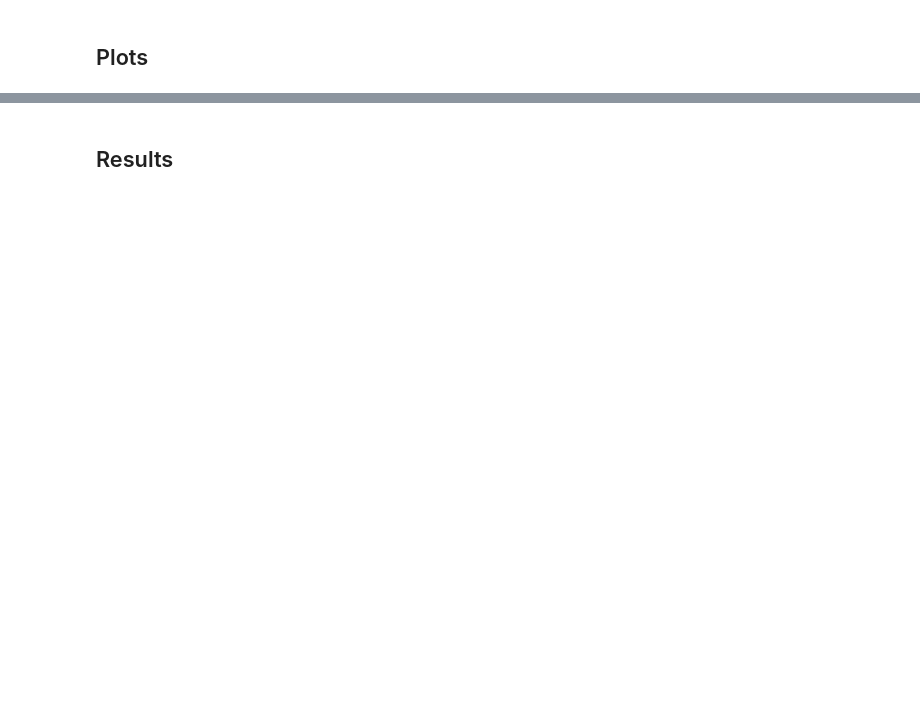
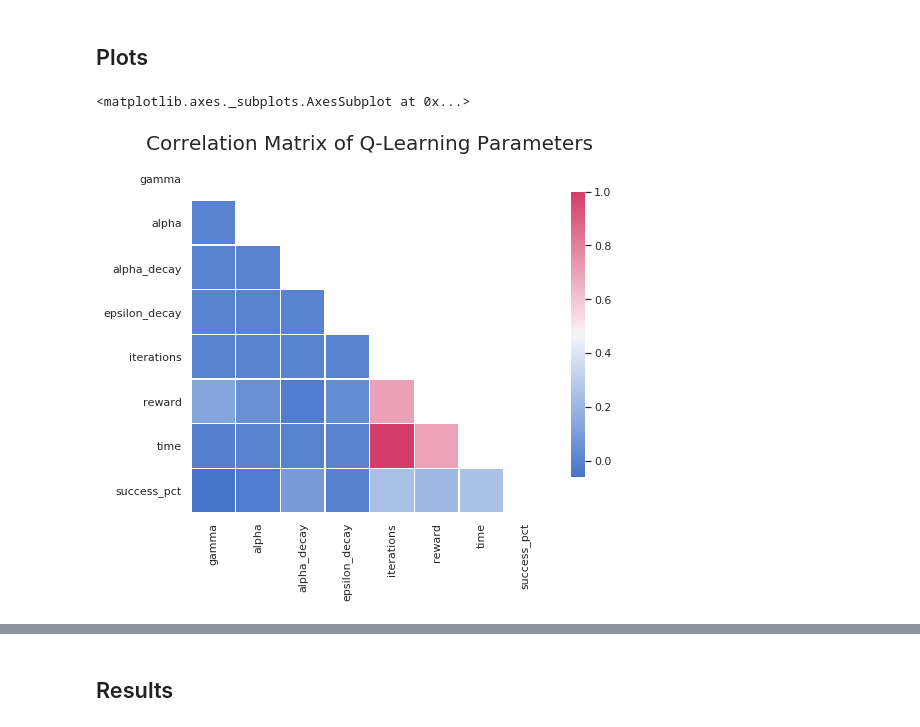
Before and after one commit to reedipher/CS-7641-reinforcement_learning, a Jupyter notebook: code/frozen.ipynb, the cells around one changed output, grey strips where cells are left out. Saved outputs shown, nothing was run; the diff lists cells and outputs as text; code cells hidden in the pictures; blank space fills up the shorter version.

Commit message:
added QL plots for frozen

```diff
--- a/code/frozen.ipynb
+++ b/code/frozen.ipynb
@@ -615,0 +615,4 @@ ql_data.head()
+# %%
+# Read in Q-Learning data
+ql_data = pd.read_csv('frozen/QL_results.csv')
+ql_data.head()
@@ -616,2 +626,22 @@ ql_data.head()
+# %%
+# Look at correlation matrix
+interest = ['gamma', 'alpha', 'alpha_decay', 'epsilon_decay', 'iterations', 'reward', 'time', 'success_pct']
+
+# pick out hyperparameters and how succesful they were
+df = ql_data[interest]
+
+# See what affected the success_pct the most
+ql_corr = df.corr()
 # %% [markdown]
 ## Plots
+# %%
+# Create heatmap of correlation matrix
+sns.set(style="white")
+fig, ax = plt.subplots(figsize=(8,7))
+ax.set_title('Correlation Matrix of Q-Learning Parameters', fontsize=20)
+mask = np.triu(np.ones_like(ql_corr, dtype=np.bool))
+cmap = sns.diverging_palette(255, 0, as_cmap=True)
+sns.heatmap(ql_corr, mask=mask, cmap=cmap, square=True, linewidths=0.5, cbar_kws={"shrink":.75})
+# %% [output]
+<matplotlib.axes._subplots.AxesSubplot at 0x...>
+[figure, added]
```
Also changed, not shown: parts of 8 cells of this notebook, 9 other files.
